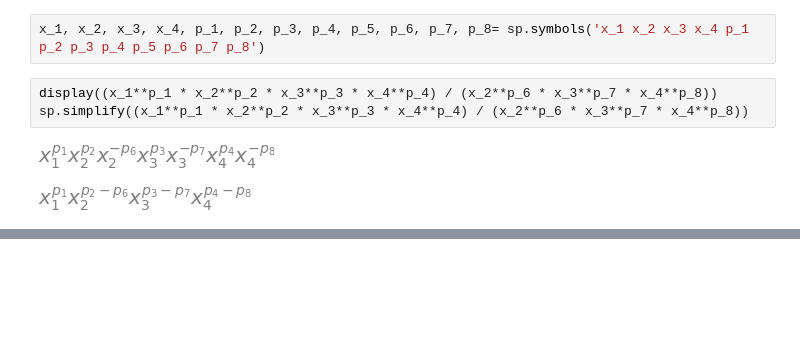
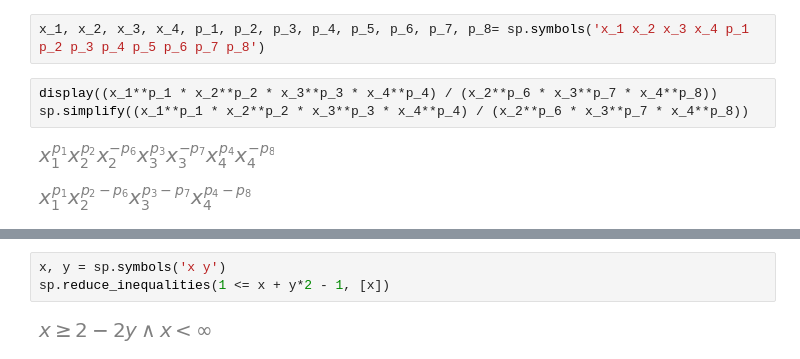
Before and after one commit to JoshuaGensel/dmMIME_correction, a Jupyter notebook: src/archive/sympy_test.ipynb, the cells around one changed output, grey strips where cells are left out. Cells and saved outputs as stored; diff of their text form; blank space fills up the shorter version.

```diff
--- a/src/archive/sympy_test.ipynb
+++ b/src/archive/sympy_test.ipynb
@@ -62,0 +72,5 @@ sp.simplify((x_1**p_1 * x_2**p_2 * x_3**p_3 * x_4**p_4) / (x_2**p_6 * x_3**p_7 *
+# %%
+x, y = sp.symbols('x y')
+sp.reduce_inequalities(1 <= x + y*2 - 1, [x])
+# %% [output]
+[figure, added]
```
Also changed, not shown: parts of 2 cells of this notebook, 6 other files.
